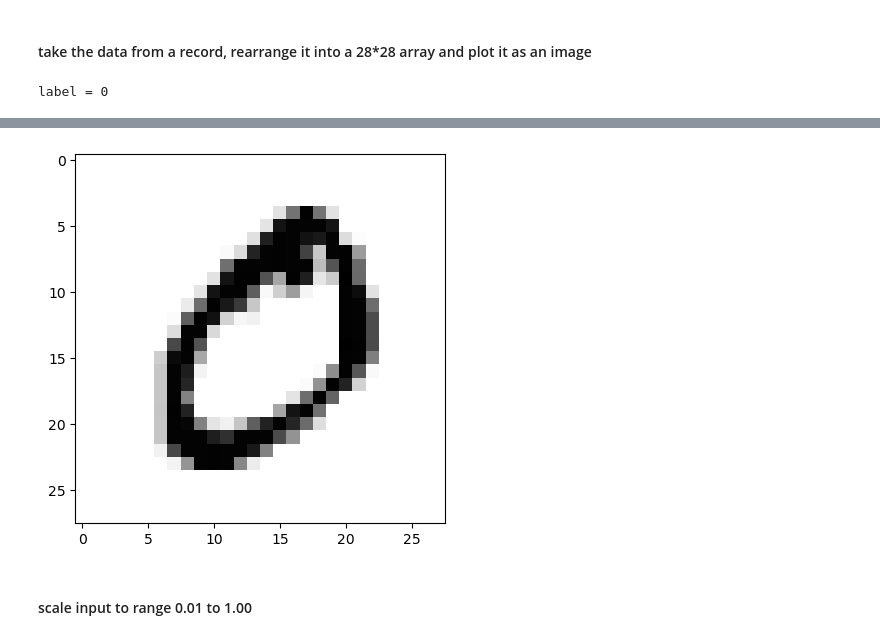
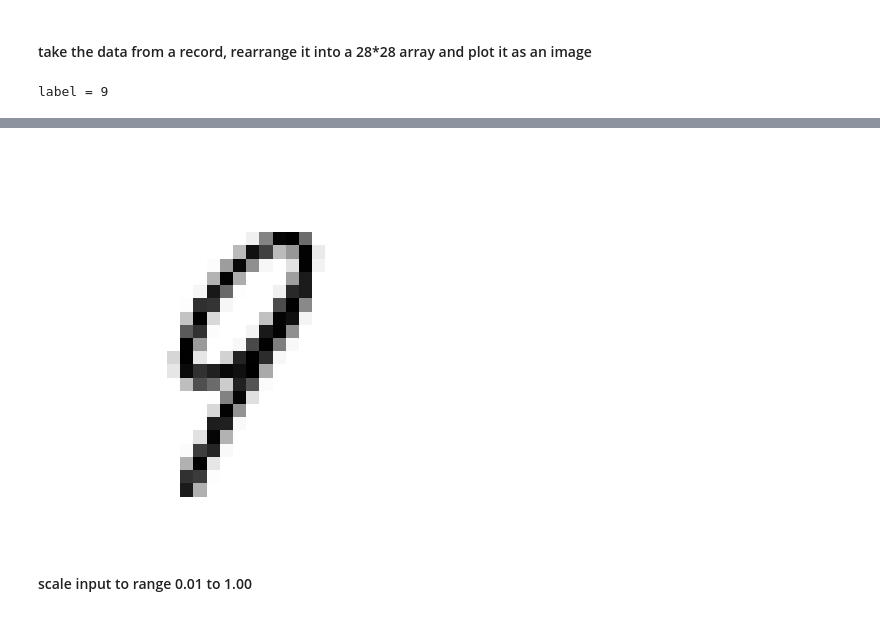
Before and after one commit to Fengzi21/makeyourownneuralnetwork, a Jupyter notebook: part2_mnist_data_set.ipynb, the cells around one changed output, grey strips where cells are left out. Drawn from its saved outputs; the diff is of its cells as text; code cells hidden in the pictures.

```diff
--- a/part2_mnist_data_set.ipynb
+++ b/part2_mnist_data_set.ipynb
@@ -26,6 +25,7 @@ len(data_list)  # check the number of data records (examples)
 # %% [markdown]
 #### show a dataset record
 # %%
+idx = 22
 # the first number is the label, the rest are pixel colour values (greyscale 0-255)
-data_list[1]
+print(data_list[idx])
 # %% [output]
@@ -34,11 +48,12 @@ data_list[1]
 # %% [markdown]
 #### take the data from a record, rearrange it into a 28*28 array and plot it as an image
 # %%
-all_values = data_list[1].split(',')
+all_values = data_list[idx].split(',')
 label = int(all_values[0])
 print(f"{label = }")
 
-image_array = numpy.asfarray(all_values[1:]).reshape((28, 28))
-plt.imshow(image_array, cmap='Greys', interpolation='None');
+image_array = np.asarray(all_values[1:], dtype=float).reshape((28, 28))
+plt.imshow(image_array, cmap='Greys', interpolation='None')
+plt.axis('off');
 # %% [output]
-label = 0
+label = 9
@@ -46,4 +60,4 @@ label = 0
-[figure, old version]
+[figure, new version]
 # %% [markdown]
 #### scale input to range 0.01 to 1.00
 # %%
```
Also changed, not shown: parts of 6 cells of this notebook, 10 other files.
